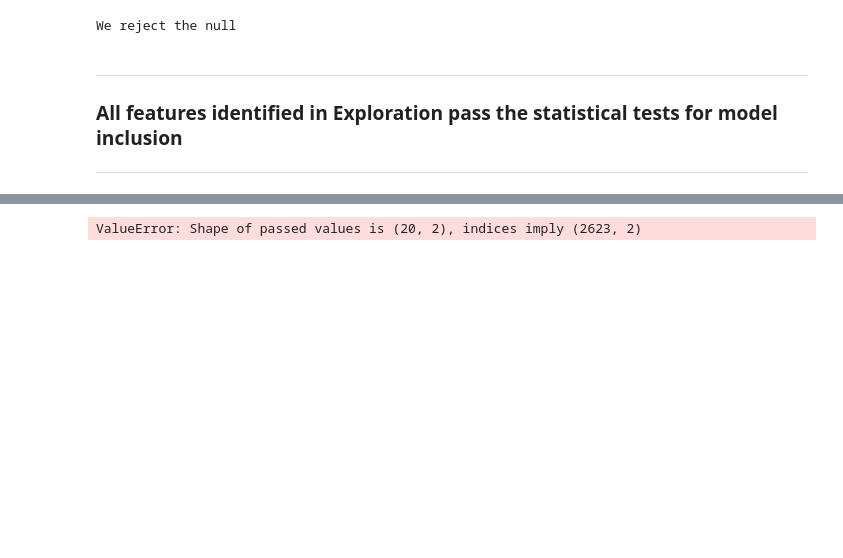
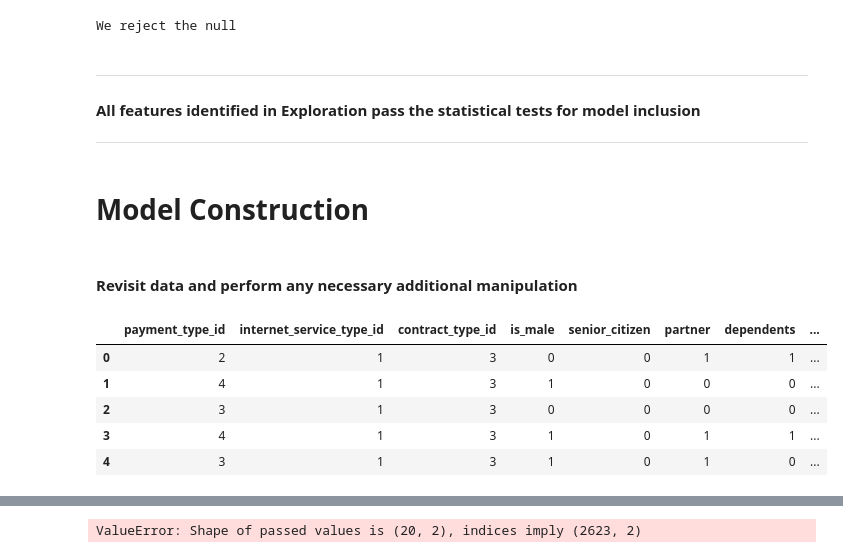
Before and after one commit to albertopuentes/Classification-Project---To-Churn-or-Not-To-Churn, a Jupyter notebook: classification_project.ipynb, the cells around one changed output, grey strips where cells are left out. Cells and saved outputs as stored; diff of their text form; code cells hidden in the pictures; blank space fills up the shorter version.

Commit message:
Classification Project - completed models

```diff
--- a/classification_project.ipynb
+++ b/classification_project.ipynb
@@ -1124,5 +1124,5 @@ else:
 We reject the null
 # %% [markdown]
 ***
-### All features identified in Exploration pass the statistical tests for model inclusion
+#### All features identified in Exploration pass the statistical tests for model inclusion
 ***
@@ -1132,0 +1129,13 @@ pid_obs1 = train[train.payment_type_id == 1]
+# %% [markdown]
+# Model Construction
+# %% [markdown]
+#### Revisit data and perform any necessary additional manipulation
+# %%
+prep_df.head()
+# %% [output]
+|  | payment_type_id | internet_service_type_id | contract_type_id | is_male | senior_citizen | partner | dependents | ... |
+| 0 | 2 | 1 | 3 | 0 | 0 | 1 | 1 | ... |
+| 1 | 4 | 1 | 3 | 1 | 0 | 0 | 0 | ... |
+| 2 | 3 | 1 | 3 | 0 | 0 | 0 | 0 | ... |
+| 3 | 4 | 1 | 3 | 1 | 0 | 1 | 1 | ... |
+| 4 | 3 | 1 | 3 | 1 | 0 | 1 | 0 | ... |
```
Also changed, not shown: parts of 41 cells of this notebook.
